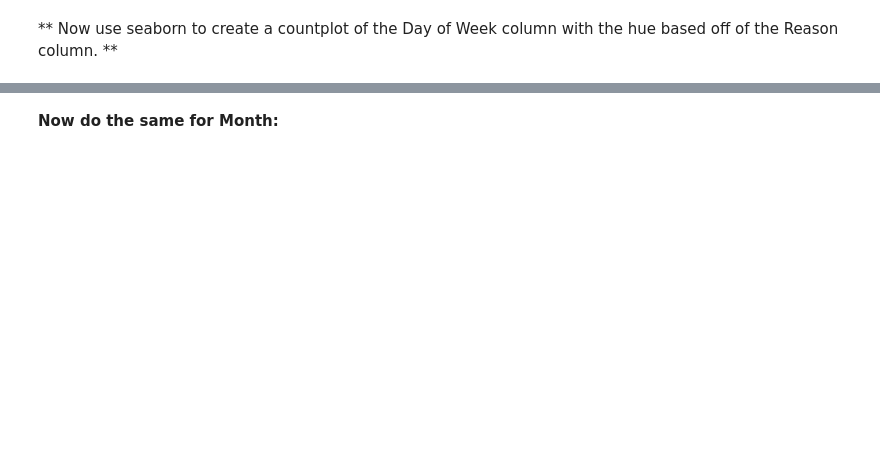
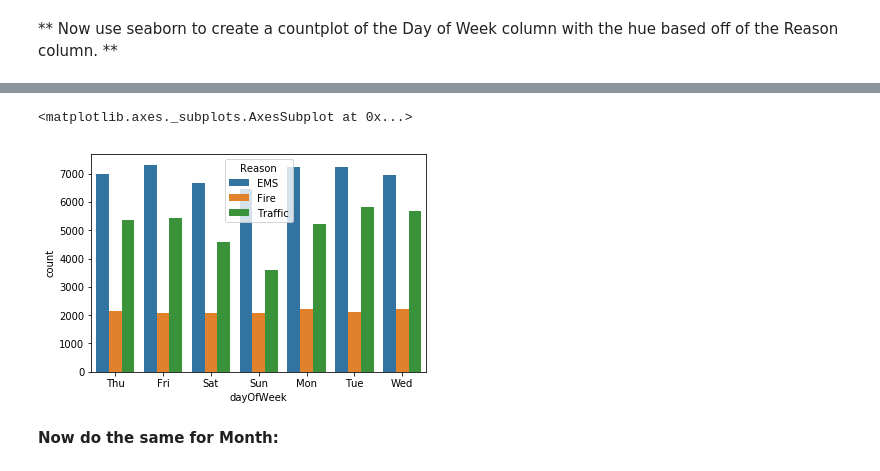
Before and after one commit to vsharad/py-for-ds-ml, a Jupyter notebook: 10-Data-Capstone-Projects/01-911 Calls Data Capstone Project.ipynb, the cells around one changed output, grey strips where cells are left out. Drawn from its saved outputs; the diff is of its cells as text; code cells hidden in the pictures; blank space fills up the shorter version.

```diff
--- a/10-Data-Capstone-Projects/01-911 Calls Data Capstone Project.ipynb
+++ b/10-Data-Capstone-Projects/01-911 Calls Data Capstone Project.ipynb
@@ -188,6 +156,6 @@ time.
 # %%
 df["hour"] = df["timeStamp"].apply(lambda x: x.hour)
 df["month"] = df["timeStamp"].apply(lambda x: x.month)
-df["dayOfWeek"] = df["timeStamp"].apply(lambda x: x.BusinessDay)
+df["dayOfWeek"] = df["timeStamp"].apply(lambda x: x.dayofweek)
 df.head()
 # %% [output]
@@ -196,3 +169,7 @@ AttributeError: 'Timestamp' object has no attribute 'BusinessDay'
 ** Notice how the Day of Week is an integer 0-6. Use the .map() with this dictionary to map the actual string names to the day of the week: **
 
     dmap = {0:'Mon',1:'Tue',2:'Wed',3:'Thu',4:'Fri',5:'Sat',6:'Sun'}
+# %%
+dmap = {0:'Mon',1:'Tue',2:'Wed',3:'Thu',4:'Fri',5:'Sat',6:'Sun'}
+df['dayOfWeek'] = df['dayOfWeek'].map(dmap)
+df.head()
@@ -205,2 +185,7 @@ AttributeError: 'Timestamp' object has no attribute 'BusinessDay'
+# %%
+sns.countplot(x="dayOfWeek",hue="Reason",data=df)
+# %% [output]
+<matplotlib.axes._subplots.AxesSubplot at 0x...>
+[figure, added]
 # %% [markdown]
 **Now do the same for Month:**
```
Also changed, not shown: parts of 27 cells of this notebook, 1 other file.
